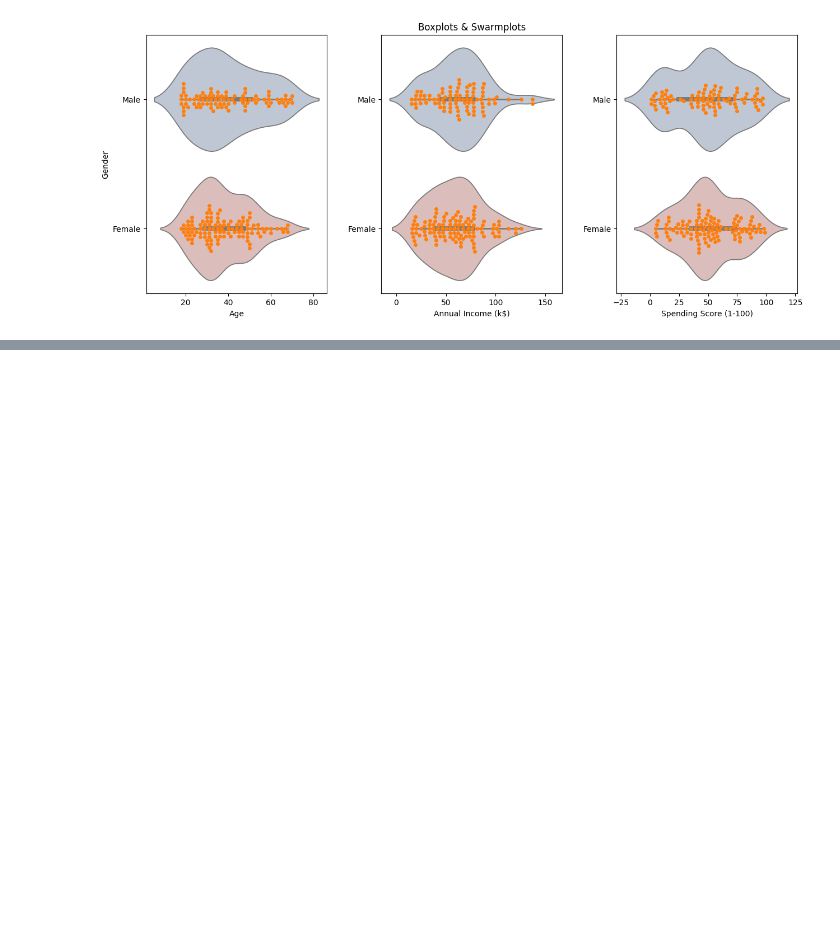
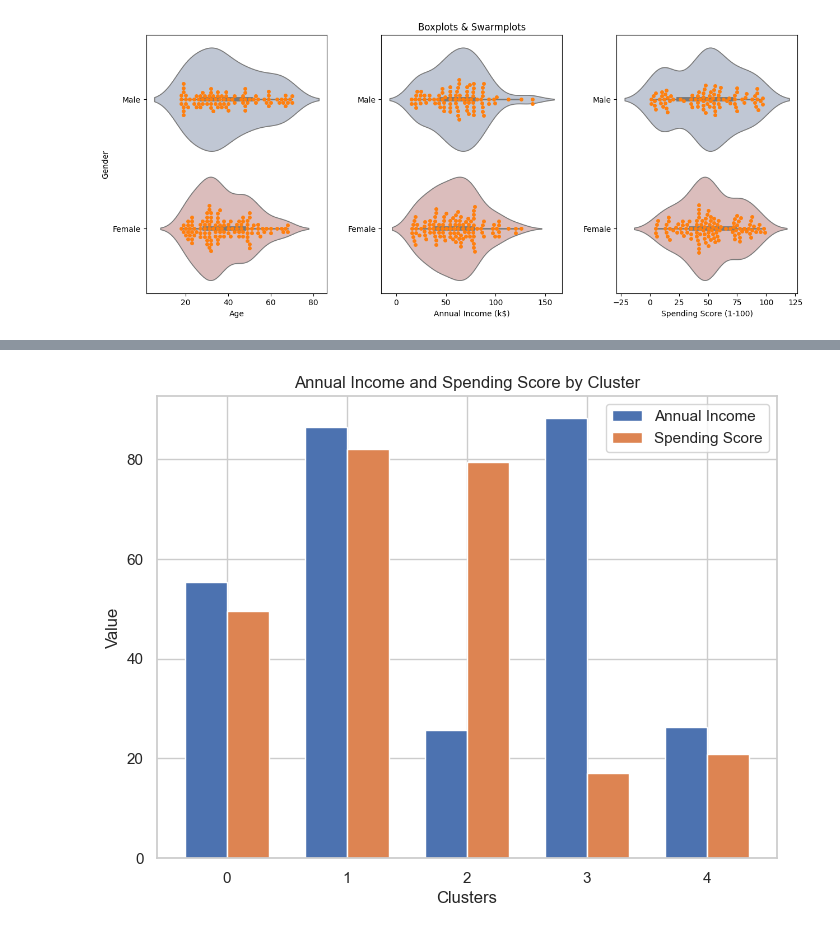
Before and after one commit to Christin-George-SDE/PRODGY_ML_02, a Jupyter notebook: K_mean_clustering.ipynb, the cells around one changed output, grey strips where cells are left out. Cells and saved outputs as stored; diff of their text form; code cells hidden in the pictures; blank space fills up the shorter version.

```diff
--- a/K_mean_clustering.ipynb
+++ b/K_mean_clustering.ipynb
@@ -176,0 +296,2 @@ Passing `palette` without assigning `hue` is deprecated and will be removed in v
+# %%
+xgb = X.groupby(final_model.labels_).mean()
@@ -176,0 +307,27 @@ Passing `palette` without assigning `hue` is deprecated and will be removed in v
+# %%
+# Create side-by-side bar chart of `xgb`
+plt.figure(figsize=(8, 6))
+
+x = [0,1,2,3,4]
+x_labels = labels
+income_values = xgb['Annual Income (k$)']
+spending_values = xgb['Spending Score (1-100)']
+
+bar_width = 0.35
+index = range(len(x))
+
+# Create grouped bar plot using Matplotlib
+plt.bar(index, income_values, bar_width, label='Annual Income')
+plt.bar([i + bar_width for i in index], spending_values, bar_width, label='Spending Score')
+
+# Add labels and title
+plt.xlabel('Clusters')
+plt.ylabel('Value')
+plt.title('Annual Income and Spending Score by Cluster')
+plt.xticks([i + bar_width / 2 for i in index], x)
+plt.legend()
+
+# Show plot
+plt.show()
+# %% [output]
+[figure, added]
```
Also changed, not shown: parts of 13 cells of this notebook.
